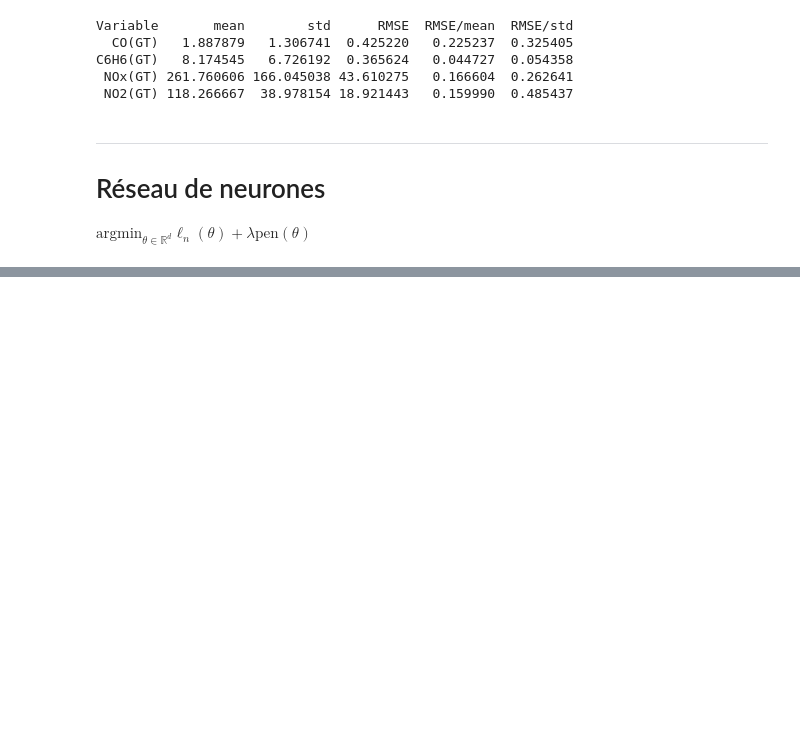
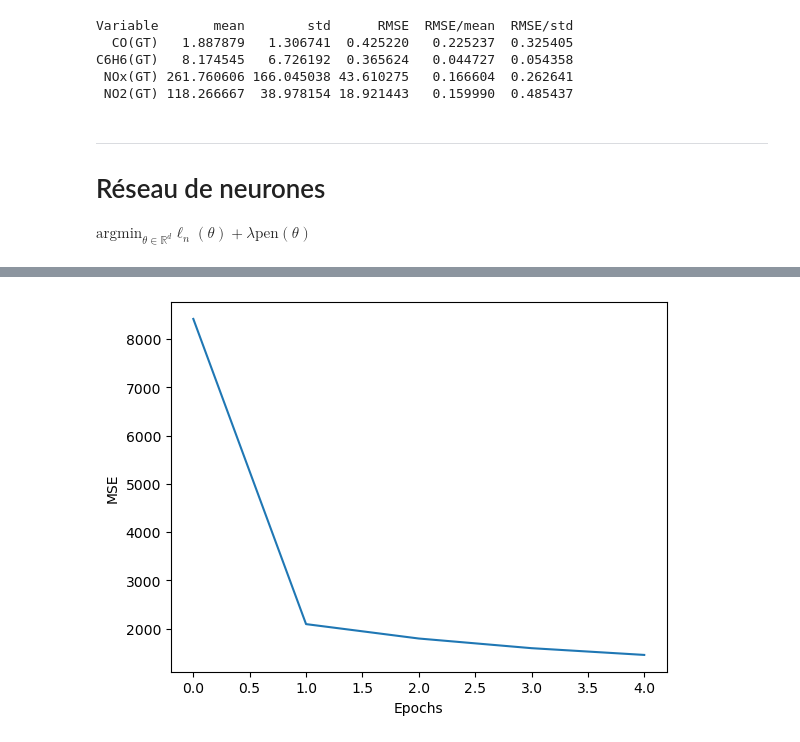
Before and after one commit to NourBouabid/regression_air_quality, a Jupyter notebook: notebook.ipynb, the cells around one changed output, grey strips where cells are left out. Drawn from its saved outputs; the diff is of its cells as text; code cells hidden in the pictures; blank space fills up the shorter version.

```diff
--- a/notebook.ipynb
+++ b/notebook.ipynb
@@ -414,0 +472,3 @@ $\mathrm{argmin}_{\theta \in \mathbb{R}^d}{\ell_n(\theta) + \lambda \mathrm{pen}
+# %%
+test_model(64,[32],1)
+# %% [output]
@@ -414,0 +487 @@ $\mathrm{argmin}_{\theta \in \mathbb{R}^d}{\ell_n(\theta) + \lambda \mathrm{pen}
+[figure, added]
```
Also changed, not shown: parts of 6 cells of this notebook.
